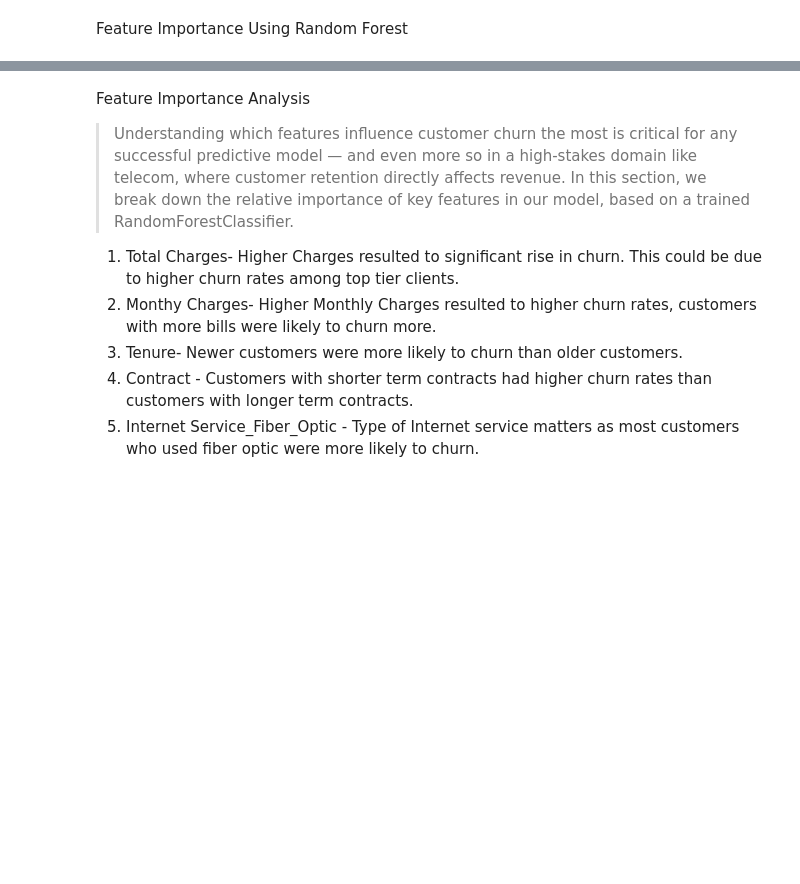
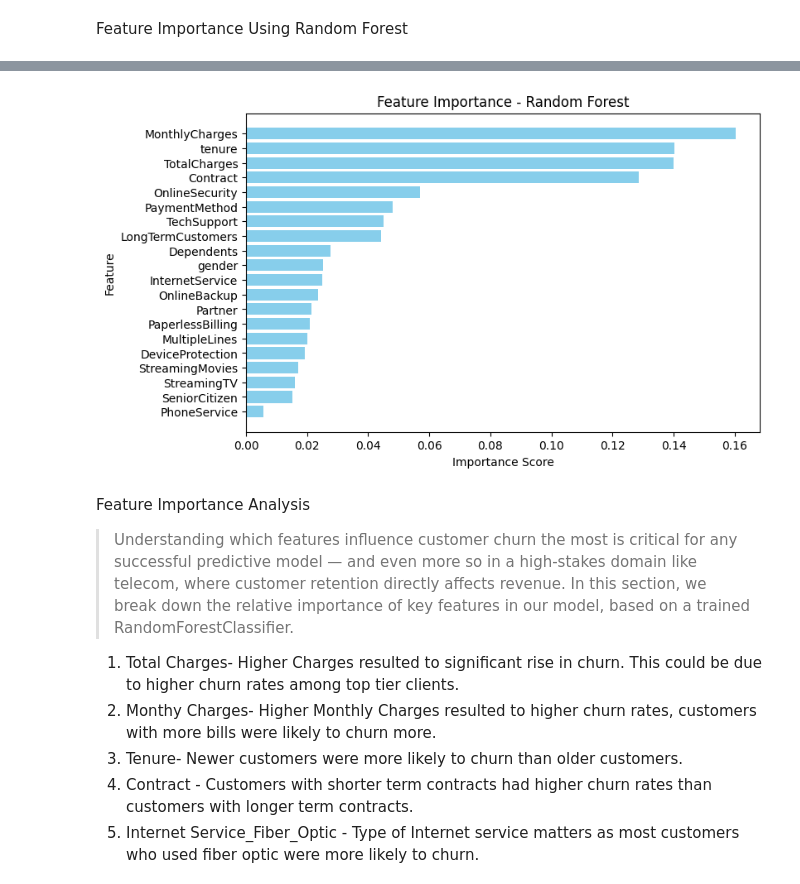
Before and after one commit to Rolweezy/Telco-Customer-Churn-Detection-and-Prevention-Project, a Jupyter notebook: Telco_Customer_Churn_Prediction_And_Prevention.ipynb, the cells around one changed output, grey strips where cells are left out. Drawn from its saved outputs; the diff is of its cells as text; code cells hidden in the pictures; blank space fills up the shorter version.

```diff
--- a/Telco_Customer_Churn_Prediction_And_Prevention.ipynb
+++ b/Telco_Customer_Churn_Prediction_And_Prevention.ipynb
@@ -1106,4 +1077,22 @@ PhoneService         0.006298
 dtype: float64
+# %%
+importances = model.feature_importances_
+feature_names = x.columns
+
+feat_importances = pd.DataFrame({
+    "Feature": feature_names,
+    "Importance": importances
+}).sort_values(by="Importance", ascending=False)
+# 5️⃣ Plot the feature importances
+plt.figure(figsize=(8, 5))
+plt.barh(feat_importances["Feature"], feat_importances["Importance"], color="skyblue")
+plt.xlabel("Importance Score")
+plt.ylabel("Feature")
+plt.title("Feature Importance - Random Forest")
+plt.gca().invert_yaxis()  # Highest importance on top
+plt.show()
+# %% [output]
+[figure, added]
 # %% [markdown]
 Feature Importance Analysis
 
```
Also changed, not shown: parts of 5 cells of this notebook.
